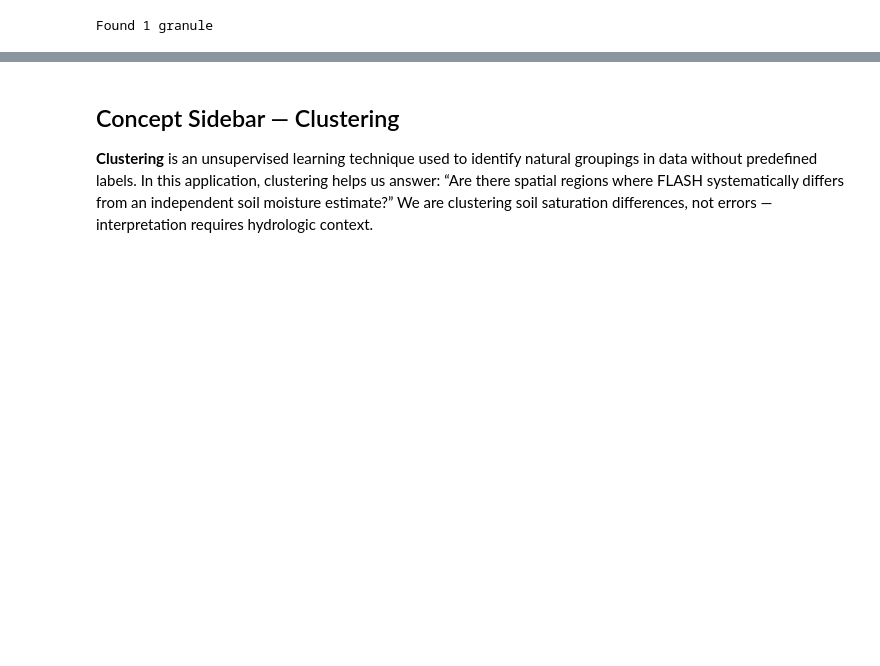
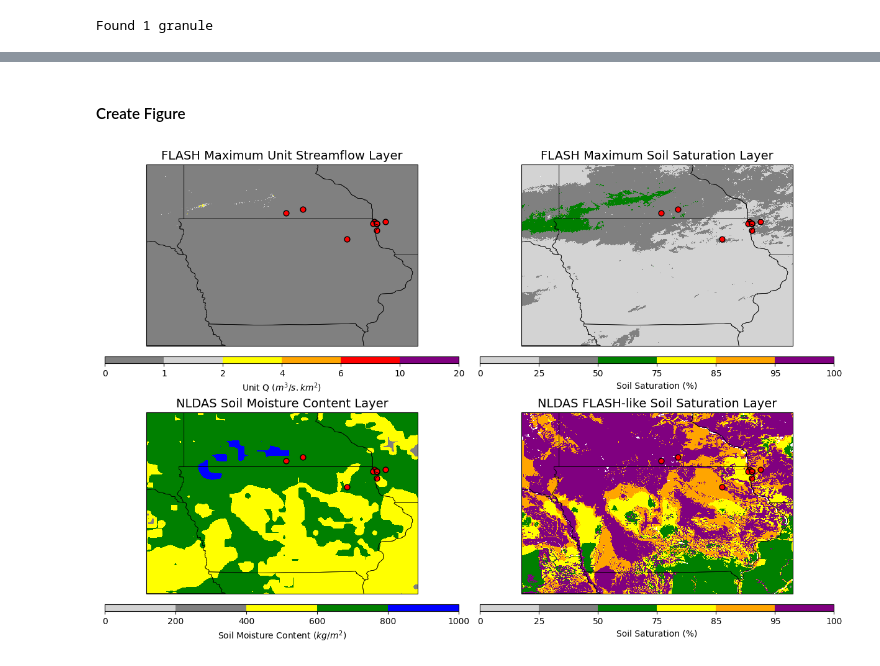
Before and after one commit to humberva/data_analytics, a Jupyter notebook: Scalable_Workflow_FLASH_Case.ipynb, the cells around one changed output, grey strips where cells are left out. Saved outputs shown, nothing was run; the diff lists cells and outputs as text; code cells hidden in the pictures; blank space fills up the shorter version.

```diff
--- a/Scalable_Workflow_FLASH_Case.ipynb
+++ b/Scalable_Workflow_FLASH_Case.ipynb
@@ -238,3 +330,5 @@ nldas_soil100cm_flash_saturation = (theta / soil_eff_porosity) * 100
+# %% [markdown]
+#### Create Figure
 # %%
 # Create a 4-panel figure
 fig, axs = plt.subplots(
@@ -247,7 +341,7 @@ fig, axs = plt.subplots(
 map_extent_for_graph = [lon_min, lon_max, lat_min, lat_max]
 
 # FLASH PLOTTING FUNCTION
-def plot_FLASH(c_ax,map_extent,flash_product,dataArray,sub_title):
+def plot_FLASH(c_ax,map_extent,flash_product,dataArray,reports,sub_title):
     # Color -
     all_products = {'unitq':{'label':r'Unit Q ($m^3/s.km^2$)', 'graphpars':{'clims':[0,20], 'clevs':[0,1,2,4,6,10,20], 'colors':['grey', 'lightgrey', 'yellow', 'orange', 'red', 'purple']}},
                 'soilsat':{'label':r'Soil Saturation (%)', 'graphpars':{'clims':[0,100], 'clevs':[0,25,50,75,85,95,100], 'colors':['lightgrey', 'grey', 'green', 'yellow', 'orange', 'purple']}},
@@ -277,36 +371,52 @@ def plot_FLASH(c_ax,map_extent,flash_product,dataArray,sub_title):
         add_colorbar=False
     )
 
+    ax.scatter(
+        reports.LON,
+        reports.LAT,
+        color="red",
+        s=40,
+        marker="o",
+        edgecolor="black",
+        label="Local Storm Reports",
+        transform=ccrs.PlateCarree()
+    )
+
     # Add colorbar (legend) to explain colors
     cb = plt.colorbar(mesh, ax=ax, orientation='horizontal', pad=0.05, aspect=50)
     cb.set_label(all_products[flash_product]['label'])  # label explains what the numbers mean
 
     # Add title at the top
     ax.set_title(sub_title, fontsize=14)
 
 # FLASH UNIT Q
 current_ax = [0,0]
 this_flash_product = 'unitq'
 this_dataArray = flas_uq_da
-plot_FLASH(current_ax,map_extent_for_graph,this_flash_product,this_dataArray, 'FLASH Maximum Unit Streamflow Layer')
+plot_FLASH(current_ax,map_extent_for_graph,this_flash_product,this_dataArray, filtered, 'FLASH Maximum Unit Streamflow Layer')
 
 # FLASH SOIL SATURATION
 current_ax = [0,1]
 this_flash_product = 'soilsat'
 this_dataArray = flas_soil_da
-plot_FLASH(current_ax,map_extent_for_graph,this_flash_product,this_dataArray, 'FLASH Maximum Soil Saturation Layer')
+plot_FLASH(current_ax,map_extent_for_graph,this_flash_product,this_dataArray,  filtered, 'FLASH Maximum Soil Saturation Layer')
 
 # NLDAS SOIL MOISTURE
 current_ax = [1,0]
 this_flash_product = 'nldas'
 this_dataArray = soil100cm_nldas_mrmsgrid.isel(time=0)
-plot_FLASH(current_ax,map_extent_for_graph,this_flash_product,this_dataArray, 'NLDAS Soil Moisture Content Layer')
+plot_FLASH(current_ax,map_extent_for_graph,this_flash_product,this_dataArray,  filtered, 'NLDAS Soil Moisture Content Layer')
 
 # NLDAS SOIL SATURATION (FLASH Like)
 current_ax = [1,1]
 this_flash_product = 'soilsat'
 this_dataArray = nldas_soil100cm_flash_saturation.isel(time=0)
-plot_FLASH(current_ax,map_extent_for_graph,this_flash_product,this_dataArray, 'NLDAS FLASH-like Soil Saturation Layer')
+plot_FLASH(current_ax,map_extent_for_graph,this_flash_product,this_dataArray,  filtered, 'NLDAS FLASH-like Soil Saturation Layer')
 
-# Show figure
-plt.show()
+# Save as Figure
+plt.savefig('FLASH_Soil_Analysis_for_' + case_dt.strftime('%Y%m%d%H%M') + '.png', dpi=150)
+
+# # Show figure
+# plt.show()
+# %% [output]
+[figure, added]
@@ -393,7 +422,0 @@ plt.show()
-# %% [markdown]
-## Concept Sidebar — Clustering
-
-**Clustering** is an unsupervised learning technique used to identify natural groupings in data without predefined labels.
-In this application, clustering helps us answer:
-“Are there spatial regions where FLASH systematically differs from an independent soil moisture estimate?”
-We are clustering soil saturation differences, not errors — interpretation requires hydrologic context.
```
Also changed, not shown: parts of 8 cells of this notebook, 3 other files.
